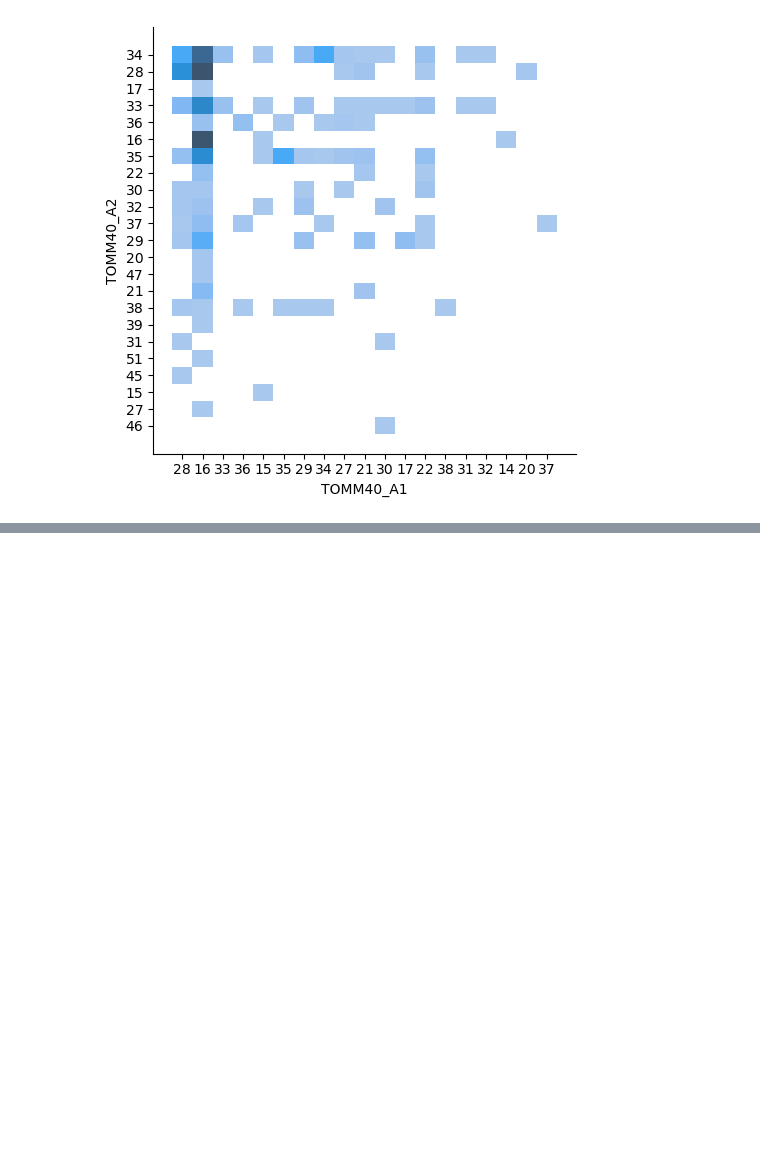
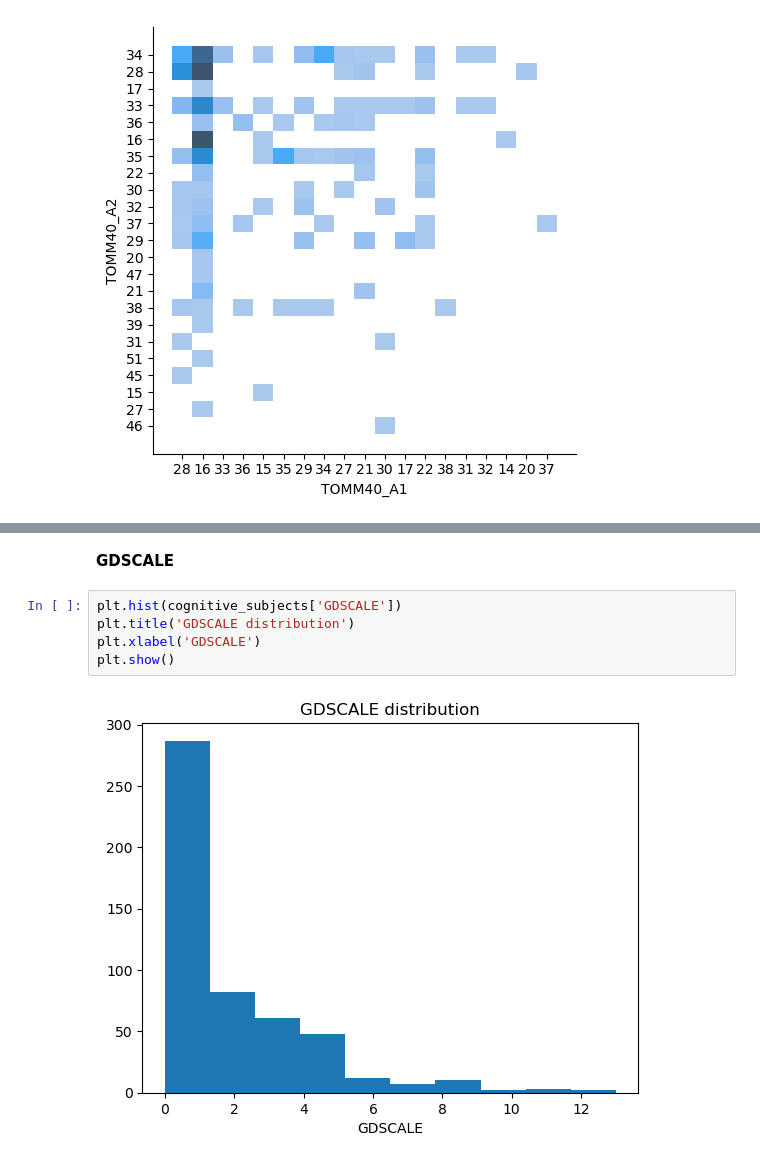
Before and after one commit to giocoal/ADNI-brain-MRI-alzheimer-WGAN-generation-and-classification, a Jupyter notebook: notebooks/subjects_analysis.ipynb, the cells around one changed output, grey strips where cells are left out. Saved outputs shown, nothing was run; the diff lists cells and outputs as text; blank space fills up the shorter version.

```diff
--- a/notebooks/subjects_analysis.ipynb
+++ b/notebooks/subjects_analysis.ipynb
@@ -698,0 +750,9 @@ sns.displot(genetic_subjects, x="TOMM40_A1", y="TOMM40_A2");
+# %% [markdown]
+**GDSCALE**
+# %%
+plt.hist(cognitive_subjects['GDSCALE'])
+plt.title('GDSCALE distribution')
+plt.xlabel('GDSCALE')
+plt.show()
+# %% [output]
+[figure, added]
```
Also changed, not shown: parts of 40 cells of this notebook, 6 other files.
